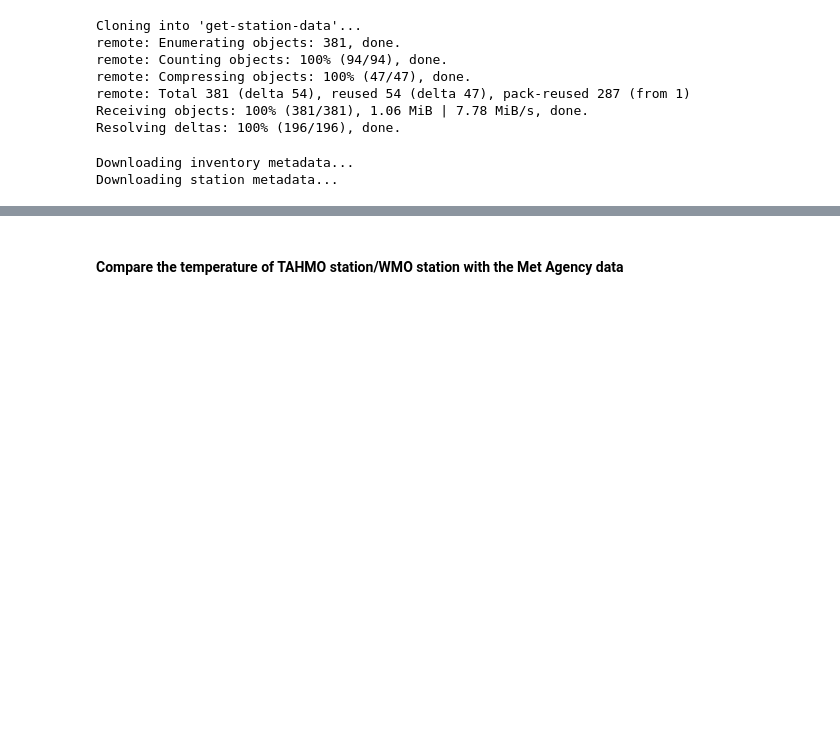
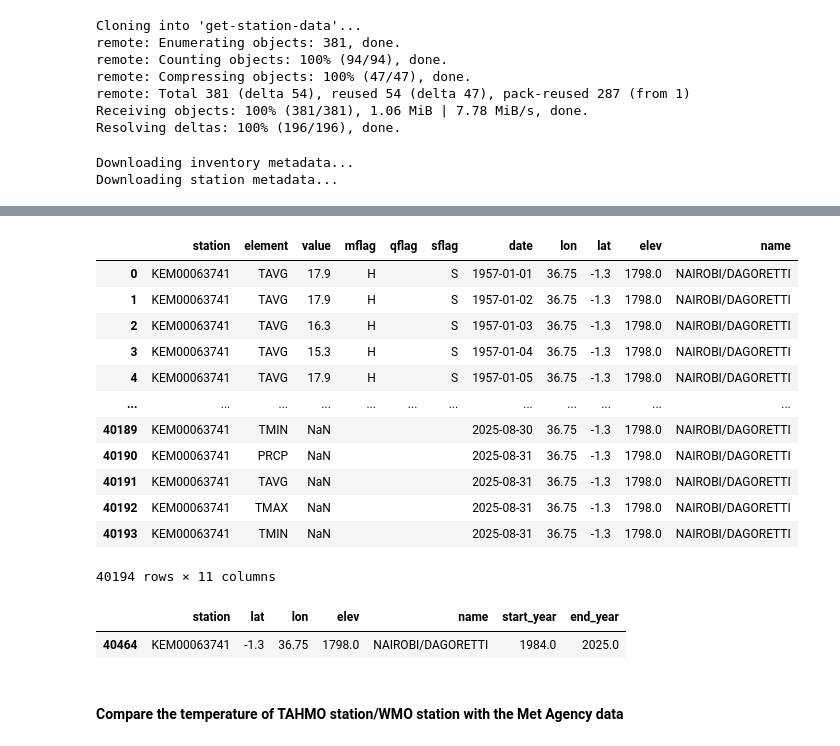
Before and after one commit to kaburia/NOAA-workshop, a Jupyter notebook: 03_Temperature_Quality_PET.ipynb, the cells around one changed output, grey strips where cells are left out. Cells and saved outputs as stored; diff of their text form; code cells hidden in the pictures; blank space fills up the shorter version.

```diff
--- a/03_Temperature_Quality_PET.ipynb
+++ b/03_Temperature_Quality_PET.ipynb
@@ -688,7 +689,14 @@ stn_md = ghcnd.get_stn_metadata()
 # stn_md
 
 # Format the data rename lat and lon to latitude and longitude
-stn_md = stn_md.rename(columns={'lat': 'latitude', 'lon': 'longitude'})
+# stn_md = stn_md.rename(columns={'lat': 'latitude', 'lon': 'longitude'})
 # %% [output]
 Downloading inventory metadata...
 Downloading station metadata...
+# %%
+wmo_ke_stations = subset_noaa_stations_by_country(stn_md, 'KE')
+wmo_ug_stations = subset_noaa_stations_by_country(stn_md, 'UG')
+wmo_rw_stations = subset_noaa_stations_by_country(stn_md, 'RW')
+
+# concatenate eac stations
+eac_wmo_stations = pd.concat([wmo_ke_stations, wmo_ug_stations, wmo_rw_stations])
@@ -694,0 +707,3 @@ Downloading station metadata...
+# %%
+# Get the data
+eac_wmo_data = ghcnd.get_data(eac_wmo_stations)
@@ -695,2 +713,18 @@ Downloading station metadata...
+# %%
+eac_wmo_data[eac_wmo_data.station == 'KEM00063741']
+# %% [output]
+|  | station | element | value | mflag | qflag | sflag | date | lon | lat | elev | name |
+| 0 | KEM00063741 | TAVG | 17.9 | H |  | S | 1957-01-01 | 36.75 | -1.3 | 1798.0 | NAIROBI/DAGORETTI |
+| 1 | KEM00063741 | TAVG | 17.9 | H |  | S | 1957-01-02 | 36.75 | -1.3 | 1798.0 | NAIROBI/DAGORETTI |
+| 2 | KEM00063741 | TAVG | 16.3 | H |  | S | 1957-01-03 | 36.75 | -1.3 | 1798.0 | NAIROBI/DAGORETTI |
+| 3 | KEM00063741 | TAVG | 15.3 | H |  | S | 1957-01-04 | 36.75 | -1.3 | 1798.0 | NAIROBI/DAGORETTI |
+| 4 | KEM00063741 | TAVG | 17.9 | H |  | S | 1957-01-05 | 36.75 | -1.3 | 1798.0 | NAIROBI/DAGORETTI |
+| ... | ... | ... | ... | ... | ... | ... | ... | ... | ... | ... | ... |
+| 40189 | KEM00063741 | TMIN | NaN |  |  |  | 2025-08-30 | 36.75 | -1.3 | 1798.0 | NAIROBI/DAGORETTI |
+| 40190 | KEM00063741 | PRCP | NaN |  |  |  | 2025-08-31 | 36.75 | -1.3 | 1798.0 | NAIROBI/DAGORETTI |
+| 40191 | KEM00063741 | TAVG | NaN |  |  |  | 2025-08-31 | 36.75 | -1.3 | 1798.0 | NAIROBI/DAGORETTI |
+| 40192 | KEM00063741 | TMAX | NaN |  |  |  | 2025-08-31 | 36.75 | -1.3 | 1798.0 | NAIROBI/DAGORETTI |
+| 40193 | KEM00063741 | TMIN | NaN |  |  |  | 2025-08-31 | 36.75 | -1.3 | 1798.0 | NAIROBI/DAGORETTI |
+40194 rows × 11 columns
 # %%
 # Nairobi coordinates
@@ -698,2 +734,6 @@ nairobi_coords = (-1.2921, 36.8219)
 # %%
 # Get the nearest station
+nearest_stn(stn_md, nairobi_coords[1], nairobi_coords[0])
+# %% [output]
+|  | station | lat | lon | elev | name | start_year | end_year |
+| 40464 | KEM00063741 | -1.3 | 36.75 | 1798.0 | NAIROBI/DAGORETTI | 1984.0 | 2025.0 |
```
Also changed, not shown: parts of 13 cells of this notebook.
